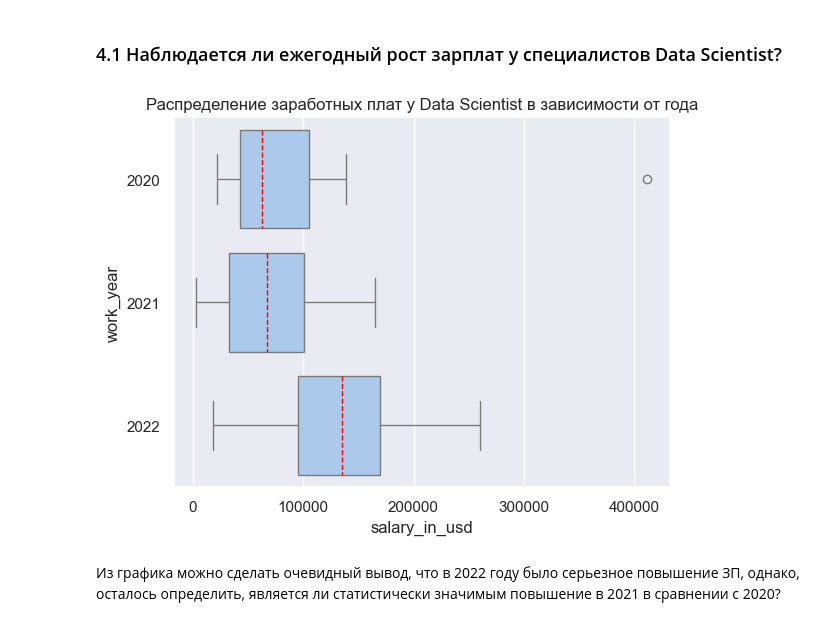
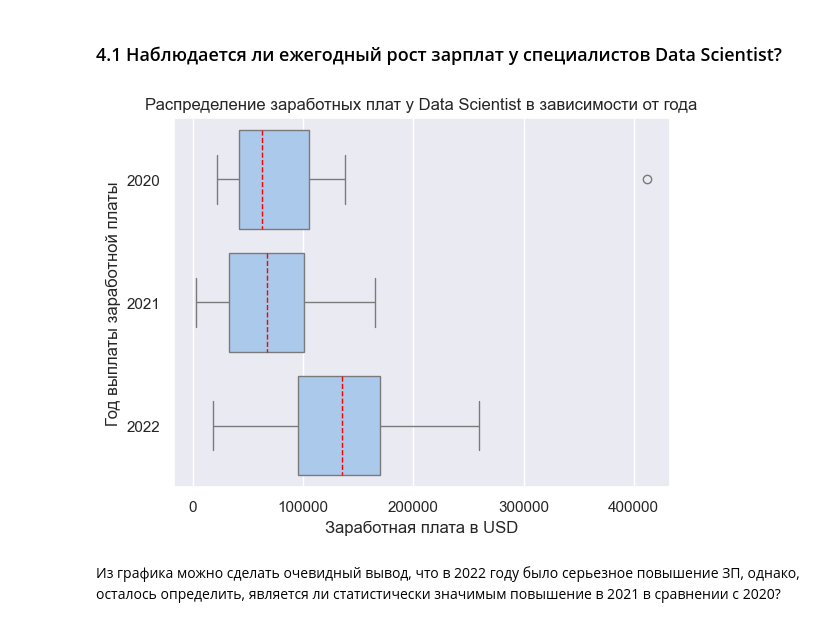
Before and after one commit to marioitti1/HR_EDA_Statistic, a Jupyter notebook: Statisctic_tests.ipynb, the cells around one changed output. Cells and saved outputs as stored; diff of their text form; code cells hidden in the pictures.

Commit message:
Added all labels on plots

```diff
--- a/Statisctic_tests.ipynb
+++ b/Statisctic_tests.ipynb
@@ -575,12 +579,13 @@ p-значение меньше, чем заданный уровень знач
 # %%
 # Отбор только тех ячеек, в которых вакансия - Data Scientist
 data_scientist = data[data['job_title'] == 'Data Scientist']
 
 ax = sns.boxplot(data_scientist, x='salary_in_usd', y='work_year', orient='h', medianprops={'color': 'red', 'linestyle': '--'})
 ax.set_title('Распределение заработных плат у Data Scientist в зависимости от года')
+ax.set(xlabel='Заработная плата в USD', ylabel='Год выплаты заработной платы')
 plt.show()
 # %% [output]
-[figure, old version]
+[figure, new version]
 # %% [markdown]
 Из графика можно сделать очевидный вывод, что в 2022 году было серьезное повышение ЗП, однако, осталось определить, является ли статистически значимым повышение в 2021 в сравнении с 2020?
 # %% [markdown]
```
Also changed, not shown: parts of 20 cells of this notebook.
